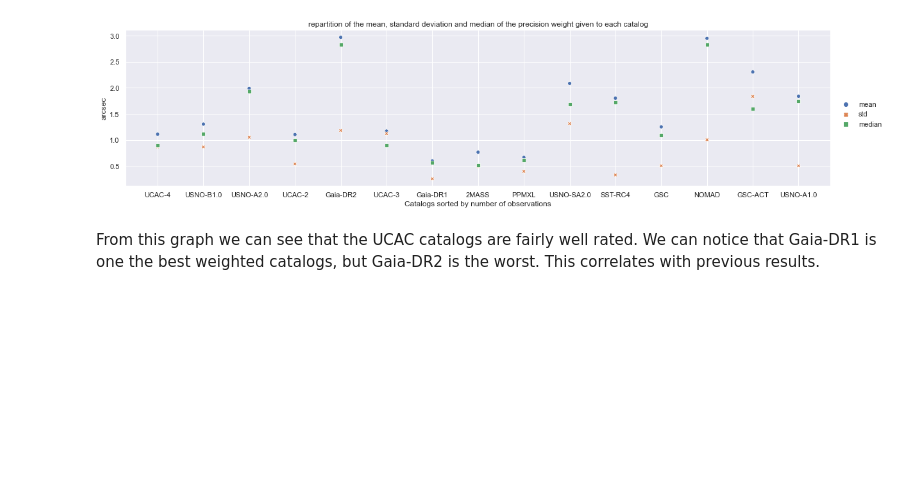
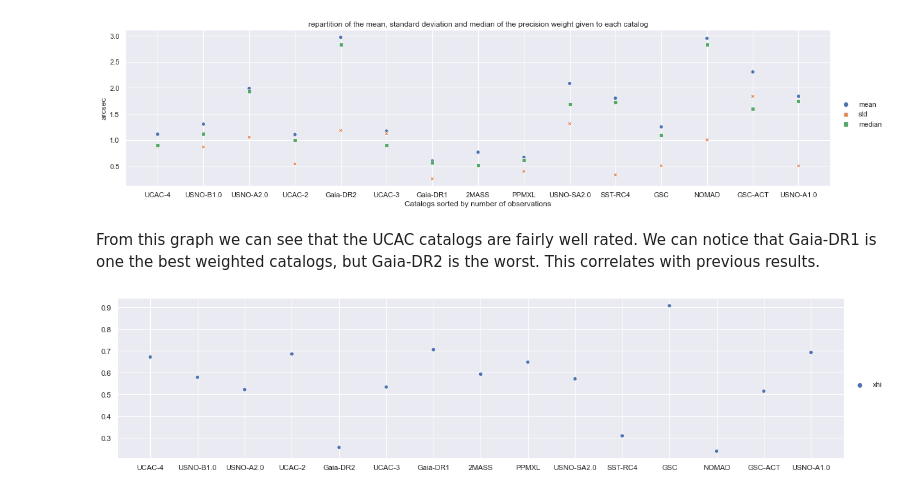
Before and after one commit to Keith-Maxwell/DynAstVO-Stats, a Jupyter notebook: Visualisation_DynAstVO.ipynb, the cells around one changed output. Cells and saved outputs as stored; diff of their text form; code cells hidden in the pictures; blank space fills up the shorter version.

Commit message:
Added draft of xhi_square visualisation

```diff
--- a/Visualisation_DynAstVO.ipynb
+++ b/Visualisation_DynAstVO.ipynb
@@ -268,3 +268,12 @@ ax.set(xlabel='Catalogs sorted by number of observations', ylabel='arcsec',
 [figure]
 # %% [markdown]
 From this graph we can see  that the UCAC catalogs are fairly well rated. We can notice that Gaia-DR1 is one the best weighted catalogs, but Gaia-DR2 is the worst. This correlates with previous results.
+# %%
+xhi_df = pd.DataFrame(index=MOST_USED_CATALOGS, columns=['xhi'])
+for catalog in MOST_USED_CATALOGS:
+    xhi = OSdata[(OSdata['catalog'] == catalog) & (OSdata['acceptance'] == 1)].xhi_square.mean()
+    xhi_df.loc[catalog] = pd.Series({'xhi': xhi})
+# %%
+ax = sns.relplot(data=xhi_df, height=4, aspect=4)
+# %% [output]
+[figure, added]
```
